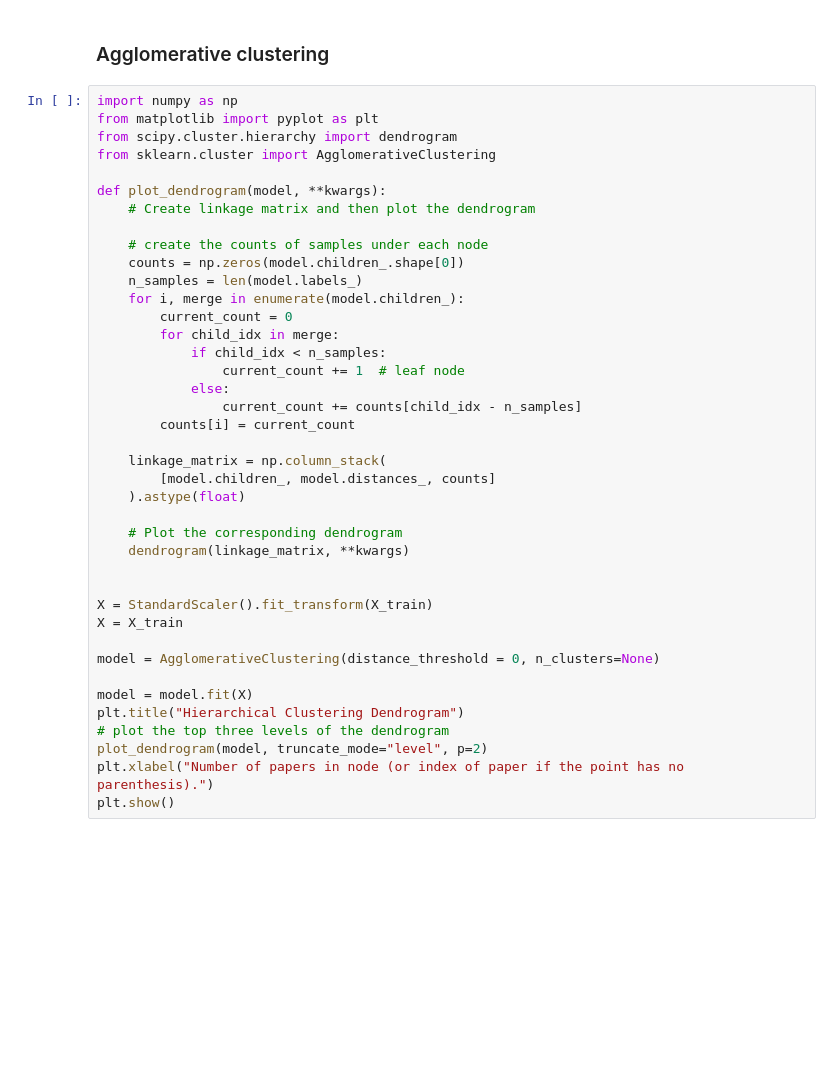
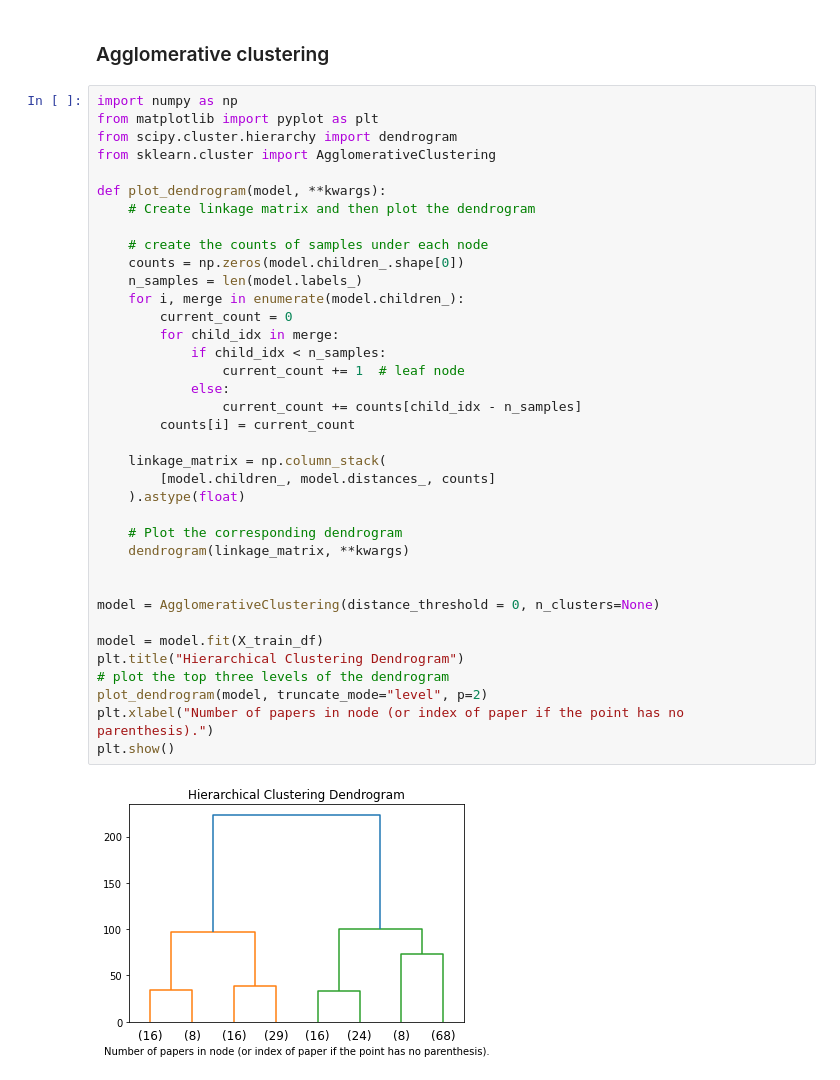
Before and after one commit to mkorob/AI_Authorship_Attribution, a Jupyter notebook: src/gpt-who.ipynb, the cells around one changed output. Cells and saved outputs as stored; diff of their text form; blank space fills up the shorter version.

```diff
--- a/src/gpt-who.ipynb
+++ b/src/gpt-who.ipynb
@@ -463,34 +495,33 @@ from sklearn.cluster import AgglomerativeClustering
 def plot_dendrogram(model, **kwargs):
     # Create linkage matrix and then plot the dendrogram
 
     # create the counts of samples under each node
     counts = np.zeros(model.children_.shape[0])
     n_samples = len(model.labels_)
     for i, merge in enumerate(model.children_):
         current_count = 0
         for child_idx in merge:
             if child_idx < n_samples:
                 current_count += 1  # leaf node
             else:
                 current_count += counts[child_idx - n_samples]
         counts[i] = current_count
 
     linkage_matrix = np.column_stack(
         [model.children_, model.distances_, counts]
     ).astype(float)
 
     # Plot the corresponding dendrogram
     dendrogram(linkage_matrix, **kwargs)
 
 
-X = StandardScaler().fit_transform(X_train)
-X = X_train
-
 model = AgglomerativeClustering(distance_threshold = 0, n_clusters=None)
 
-model = model.fit(X)
+model = model.fit(X_train_df)
 plt.title("Hierarchical Clustering Dendrogram")
 # plot the top three levels of the dendrogram
 plot_dendrogram(model, truncate_mode="level", p=2)
 plt.xlabel("Number of papers in node (or index of paper if the point has no parenthesis).")
 plt.show()
+# %% [output]
+[figure, added]
```
Also changed, not shown: parts of 19 cells of this notebook.
